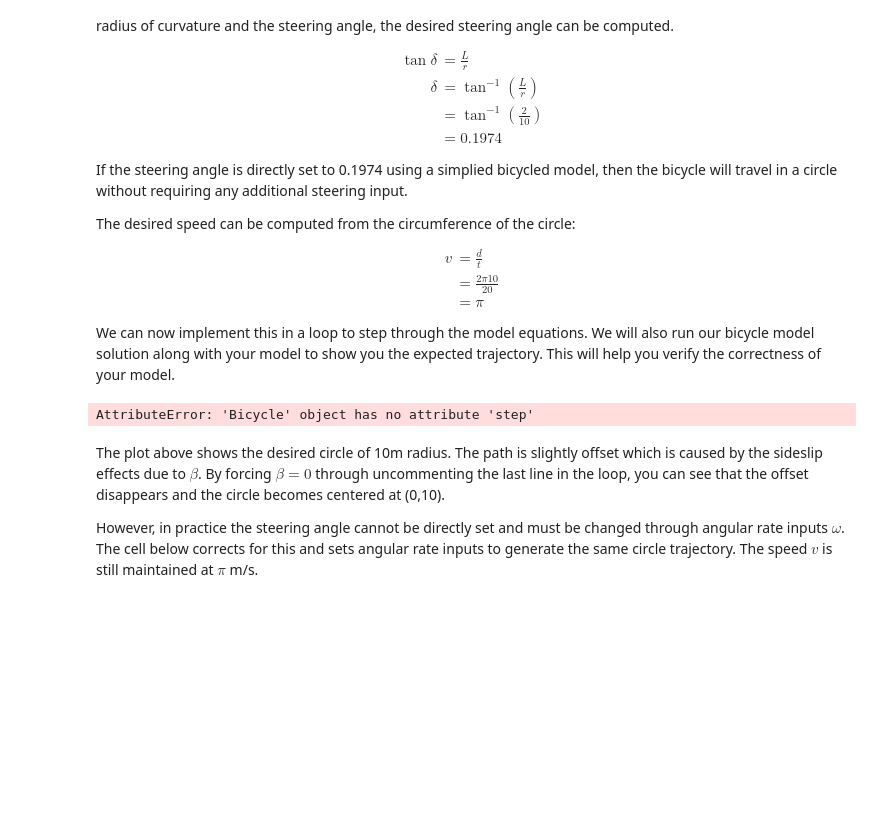
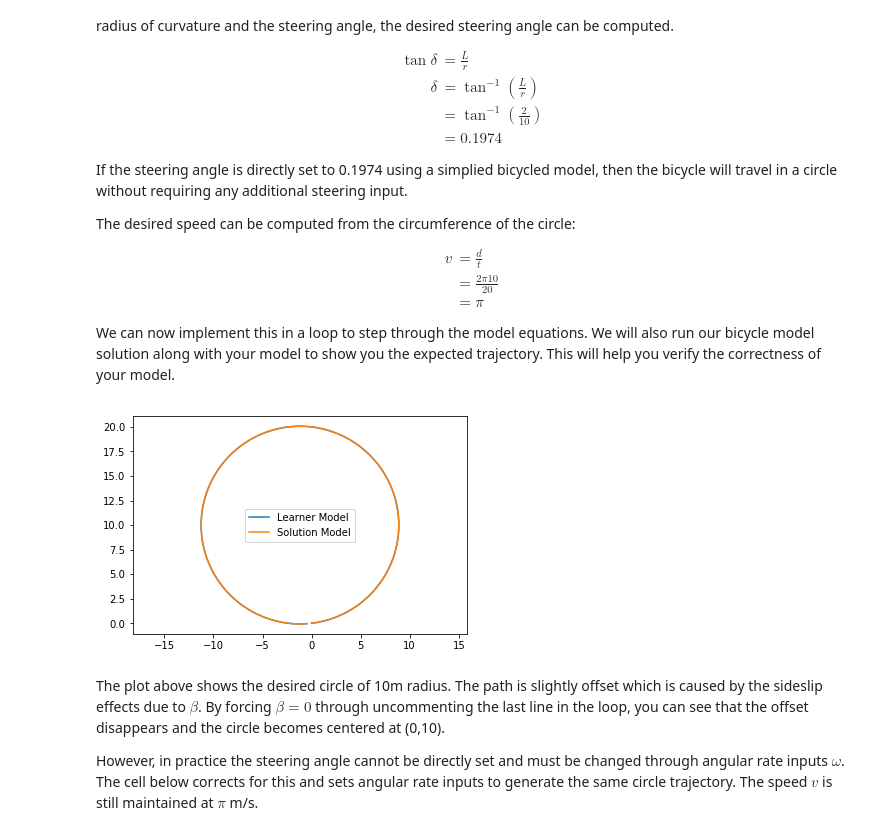
Before and after one commit to vinod-kancherla/self_driving_cars, a Jupyter notebook: Introduction_to_self_driving_cars/Kinematic_Bicycle_Model.ipynb, the cells around one changed output. Saved outputs shown, nothing was run; the diff lists cells and outputs as text; code cells hidden in the pictures; blank space fills up the shorter version.

Commit message:
kinematic_bicycle_model

```diff
--- a/Introduction_to_self_driving_cars/Kinematic_Bicycle_Model.ipynb
+++ b/Introduction_to_self_driving_cars/Kinematic_Bicycle_Model.ipynb
@@ -26,11 +26,11 @@ import matplotlib.image as mpimg
 
 class Bicycle():
     def __init__(self):
-        self.xc = 1
-        self.yc = 1
-        self.theta = 1
-        self.delta = 1
-        self.beta = 1
+        self.xc = 0
+        self.yc = 0
+        self.theta = 0
+        self.delta = 0
+        self.beta = 0
 
         self.L = 2
         self.lr = 1.2
@@ -94,3 +51,30 @@ NameError: name 'Bicycle' is not defined
+# %%
+class Bicycle(Bicycle):
+    def step(self, v, w):
+        # ==================================
+        #  Implement kinematic model here
+        # ==================================
+        #so that max rate is not exceeded
+        if w > 0:
+            w = min(w, self.w_max)
+        else:
+            w = max(w, -self.w_max)
+
+        #sampling time
+        t_sample = 10e-3
+
+        #implementing the differential equations
+        xc_dot = v * np.cos(self.theta + self.beta)
+        yc_dot = v * np.sin(self.theta + self.beta)
+        theta_dot = (v / self.L) * (np.cos(self.beta) * np.tan(self.delta))
+        delta_dot = w
+        self.beta = np.arctan(self.lr * np.tan(self.delta) / self.L)
+
+        #update equations using the sampling time
+        self.xc += xc_dot * t_sample
+        self.yc += yc_dot * t_sample
+        self.theta += theta_dot * t_sample
+        self.delta += delta_dot * t_sample
 # %% [markdown]
 With the model setup, we can now start giving bicycle inputs and producing trajectories.
 
@@ -134,37 +118,37 @@ for i in range(t_data.shape[0]):
     x_data[i] = model.xc
     y_data[i] = model.yc
     model.step(np.pi, 0)
 
     x_solution[i] = solution_model.xc
     y_solution[i] = solution_model.yc
     solution_model.step(np.pi, 0)
 
 #     print("model.xc = ",model.xc)
 #     print("model.yc = ",model.yc)
 #     print("model.theta = ",model.theta)
 #     print("model.delta = ",model.delta)
 #     print("model.beta = ",model.beta)
 
 #     print("------------------------------------")
 
 #     print("solution_model.xc = ",solution_model.xc)
 #     print("solution_model.yc = ",solution_model.xc)
 #     print("solution_model.theta = ",solution_model.theta)
 #     print("solution_model.delta = ",solution_model.delta)
 #     print("solution_model.beta = ",solution_model.beta)
 
 #     print("---------------------------------------------")
 
-    model.beta = 0
-    solution_model.beta=0
+#     model.beta = 0
+#     solution_model.beta=0
 
 plt.axis('equal')
 plt.plot(x_data, y_data,label='Learner Model')
-# plt.plot(x_solution, y_solution,label='Solution Model')
+plt.plot(x_solution, y_solution,label='Solution Model')
 plt.legend()
 plt.show()
 # %% [output]
-AttributeError: 'Bicycle' object has no attribute 'step'
+[figure, added]
 # %% [markdown]
 The plot above shows the desired circle of 10m radius. The path is slightly offset which is caused by the sideslip effects due to $\beta$. By forcing $\beta = 0$ through uncommenting the last line in the loop, you can see that the offset disappears and the circle becomes centered at (0,10).
 
```
Also changed, not shown: parts of 7 cells of this notebook, 2 other files.
